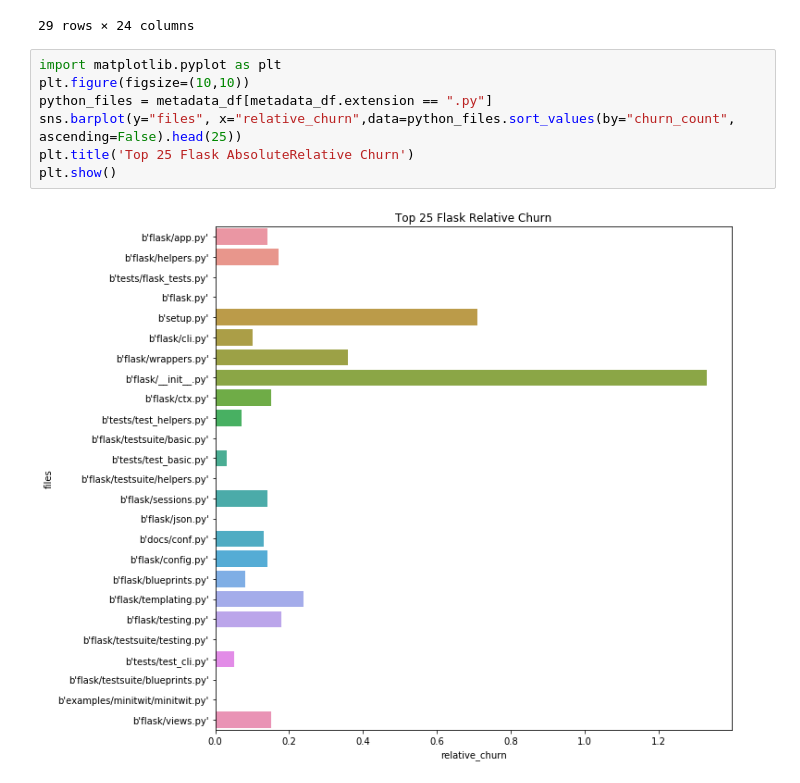
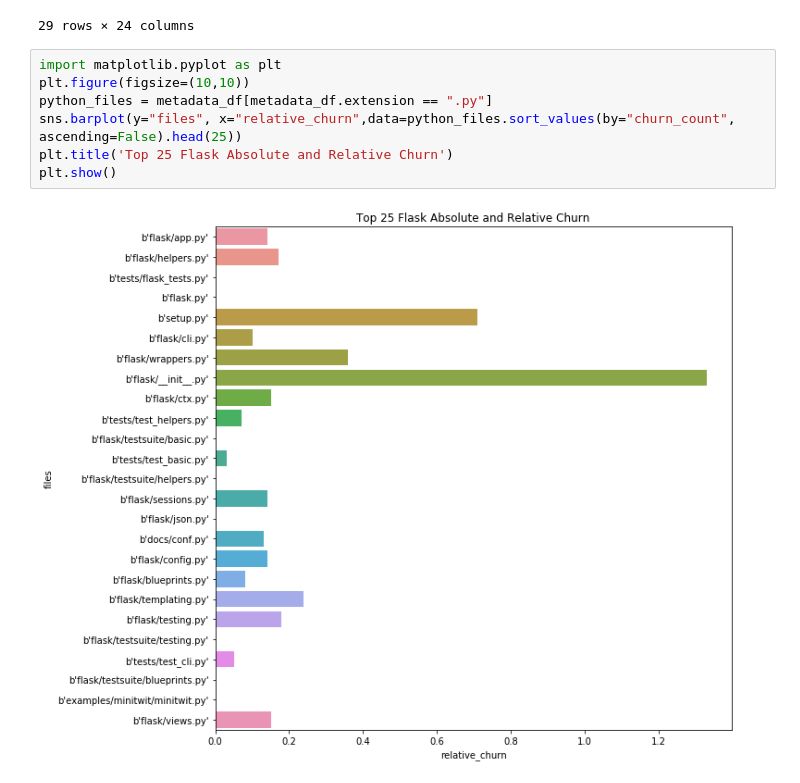
Before and after one commit to noahgift/devml, a Jupyter notebook: notebooks/repo_file_exploration.ipynb, the cells around one changed output. Saved outputs shown, nothing was run; the diff lists cells and outputs as text.

Commit message:
adding better stats around churn and fixing notebook

```diff
--- a/notebooks/repo_file_exploration.ipynb
+++ b/notebooks/repo_file_exploration.ipynb
@@ -93,9 +93,9 @@ metadata_df.groupby("extension").describe()
 # %%
 import matplotlib.pyplot as plt
 plt.figure(figsize=(10,10))
 python_files = metadata_df[metadata_df.extension == ".py"]
 sns.barplot(y="files", x="relative_churn",data=python_files.sort_values(by="churn_count", ascending=False).head(25))
-plt.title('Top 25 Flask AbsoluteRelative Churn')
+plt.title('Top 25 Flask Absolute and Relative Churn')
 plt.show()
 # %% [output]
-[figure, old version]
+[figure, new version]
```
Also changed, not shown: parts of 1 cell of this notebook, 2 other files.
